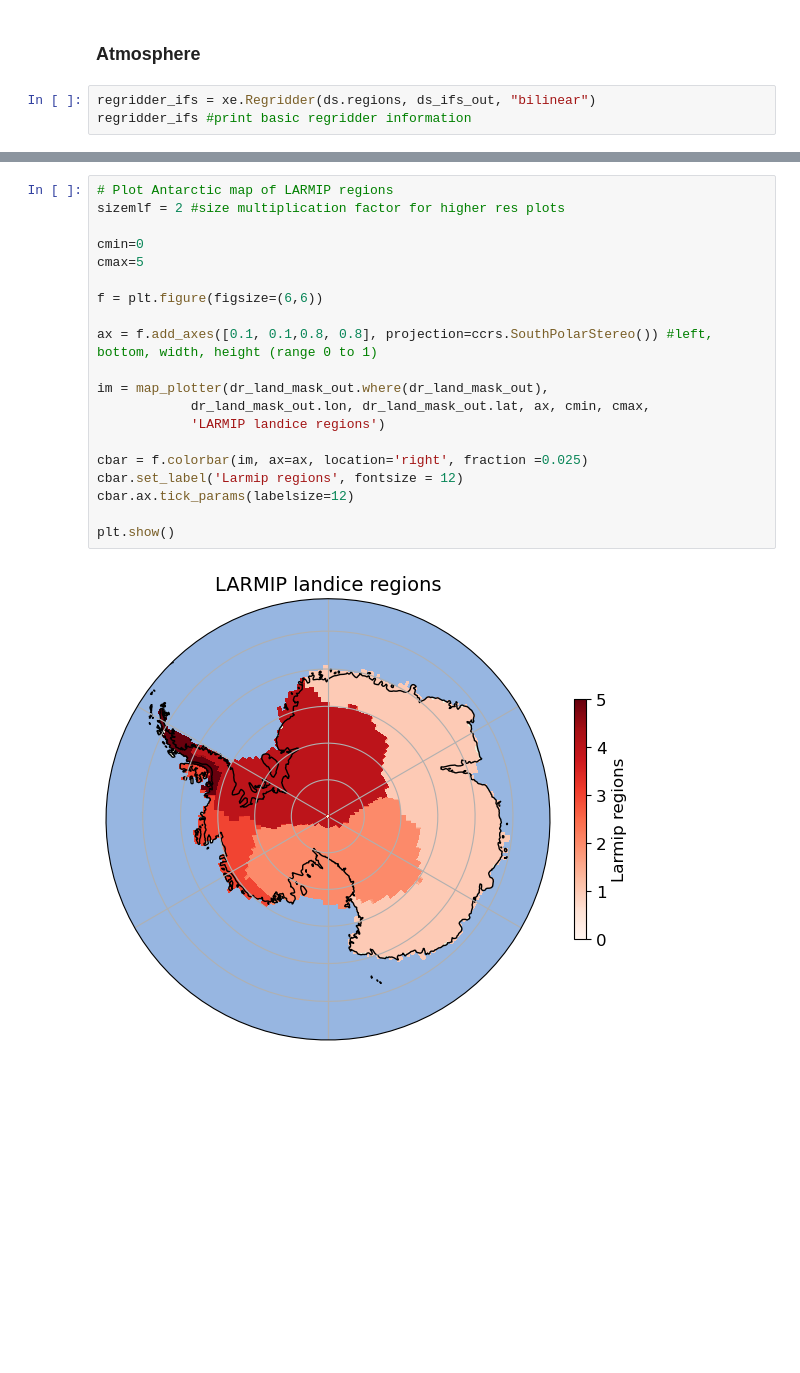
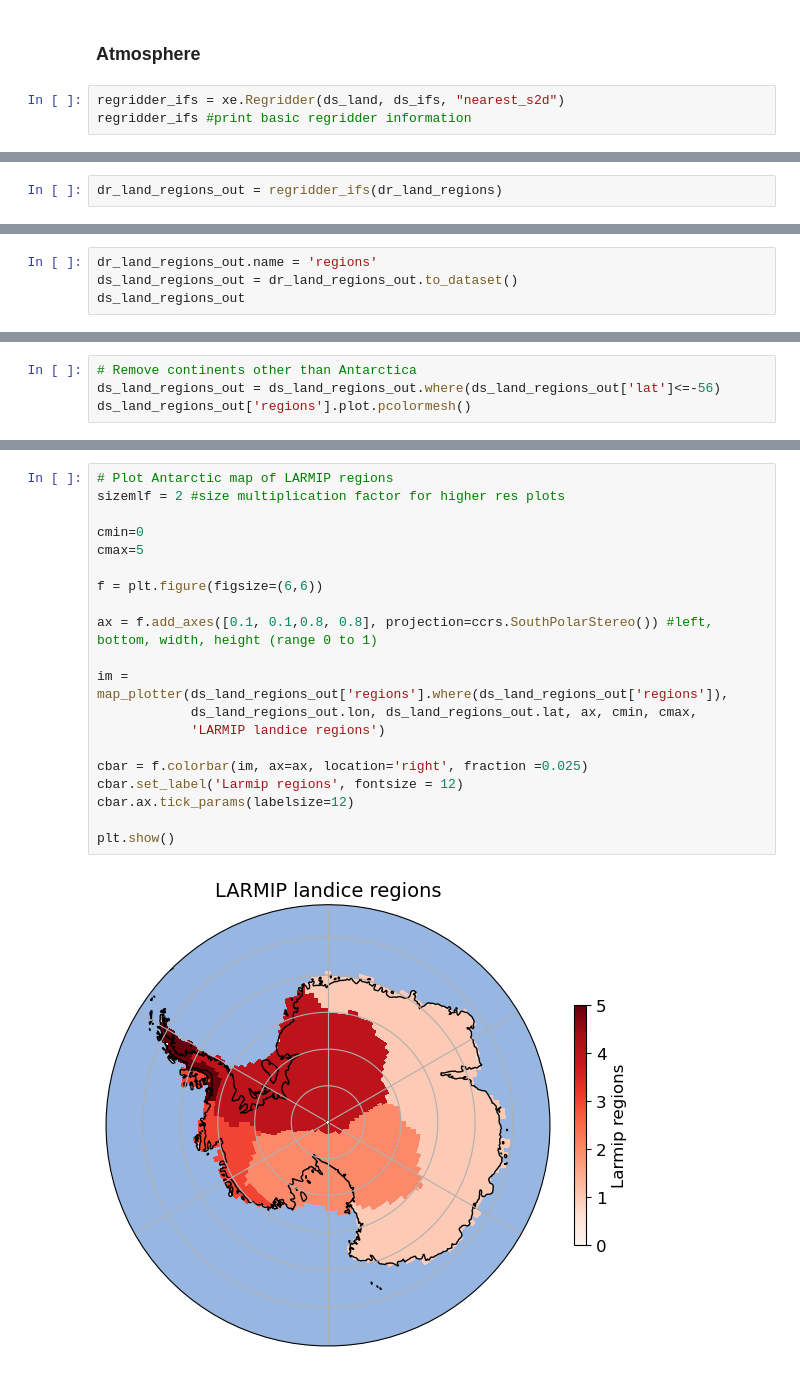
Before and after one commit to evevadeli/ece-interactive-fwf, a Jupyter notebook: runtime/classic/fwf/interactive/notebooks/regridder.ipynb, the cells around one changed output, grey strips where cells are left out. Drawn from its saved outputs; the diff is of its cells as text; blank space fills up the shorter version.

```diff
--- a/runtime/classic/fwf/interactive/notebooks/regridder.ipynb
+++ b/runtime/classic/fwf/interactive/notebooks/regridder.ipynb
@@ -324,7 +530,7 @@ plt.show()
 # %% [markdown]
 ### Atmosphere
 # %%
-regridder_ifs = xe.Regridder(ds.regions, ds_ifs_out, "bilinear")
+regridder_ifs = xe.Regridder(ds_land, ds_ifs, "nearest_s2d")
 regridder_ifs #print basic regridder information
 # %% [output]
 xESMF Regridder
@@ -366,0 +549,2 @@ Data variables:
+# %%
+dr_land_regions_out = regridder_ifs(dr_land_regions)
@@ -366,0 +567,4 @@ Data variables:
+# %%
+dr_land_regions_out.name = 'regions'
+ds_land_regions_out = dr_land_regions_out.to_dataset()
+ds_land_regions_out
@@ -371,0 +584,4 @@ ds_land_mask_out.regions.plot.pcolormesh()
+# %%
+# Remove continents other than Antarctica
+ds_land_regions_out = ds_land_regions_out.where(ds_land_regions_out['lat']<=-56)
+ds_land_regions_out['regions'].plot.pcolormesh()
@@ -374,22 +603,22 @@ ds_land_mask_out.to_netcdf('/ec/res4/hpcperm/nk0j/ece3data_fwf/masks/LARMIP_land
 # %%
 # Plot Antarctic map of LARMIP regions
 sizemlf = 2 #size multiplication factor for higher res plots
 
 cmin=0
 cmax=5
 
 f = plt.figure(figsize=(6,6))
 
 ax = f.add_axes([0.1, 0.1,0.8, 0.8], projection=ccrs.SouthPolarStereo()) #left, bottom, width, height (range 0 to 1)
 
-im = map_plotter(dr_land_mask_out.where(dr_land_mask_out),
-            dr_land_mask_out.lon, dr_land_mask_out.lat, ax, cmin, cmax,
+im = map_plotter(ds_land_regions_out['regions'].where(ds_land_regions_out['regions']),
+            ds_land_regions_out.lon, ds_land_regions_out.lat, ax, cmin, cmax,
             'LARMIP landice regions')
 
 cbar = f.colorbar(im, ax=ax, location='right', fraction =0.025)
 cbar.set_label('Larmip regions', fontsize = 12)
 cbar.ax.tick_params(labelsize=12)
 
 plt.show()
 # %% [output]
-[figure, old version]
+[figure, new version]
```
Also changed, not shown: parts of 62 cells of this notebook.
